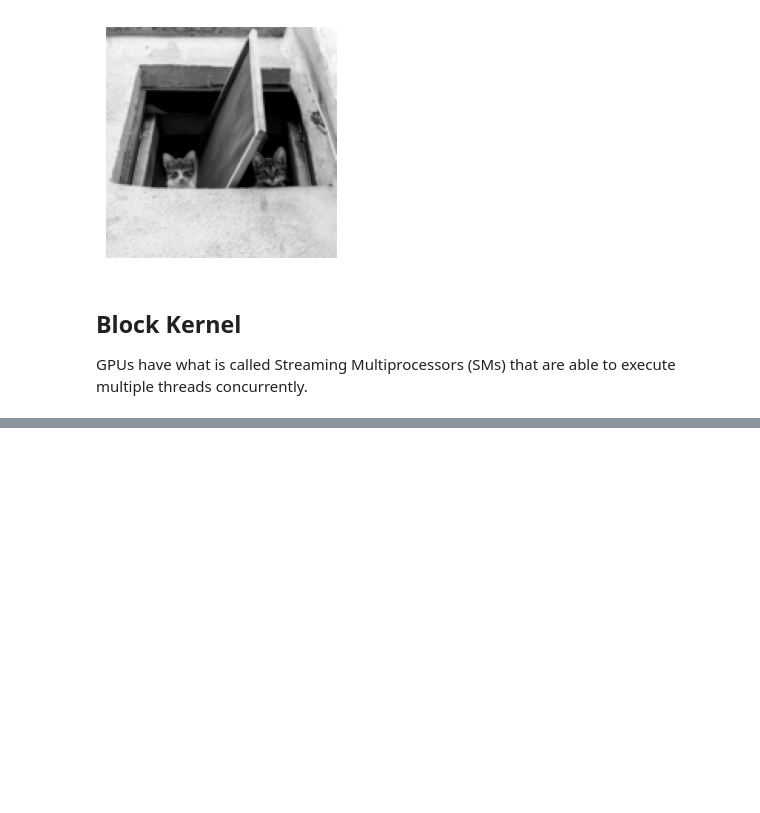
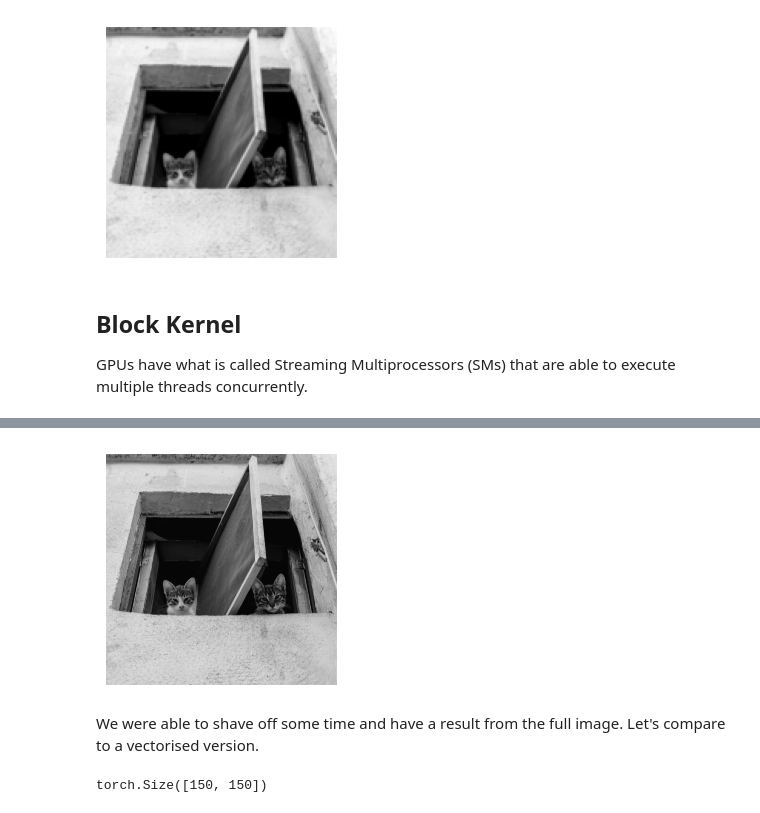
Before and after one commit to b4rdos/gpu-mode-notes, a Jupyter notebook: notebooks/03-kernels-in-python/03-kernels-in-python.ipynb, the cells around one changed output, grey strips where cells are left out. Drawn from its saved outputs; the diff is of its cells as text; code cells hidden in the pictures; blank space fills up the shorter version.

```diff
--- a/notebooks/03-kernels-in-python/03-kernels-in-python.ipynb
+++ b/notebooks/03-kernels-in-python/03-kernels-in-python.ipynb
@@ -144,0 +319,6 @@ torch.testing.assert_close(img2_grey, img2_grey_gpu)
+# %%
+show_img(img_grey, cmap="grey")
+# %% [output]
+[figure, added]
+# %% [markdown]
+We were able to shave off some time and have a result from the full image. Let's compare to a vectorised version.
@@ -144,0 +328,4 @@ torch.testing.assert_close(img2_grey, img2_grey_gpu)
+# %%
+rgb2grey_vectorised(img2).shape
+# %% [output]
+torch.Size([150, 150])
```
Also changed, not shown: parts of 28 cells of this notebook.
